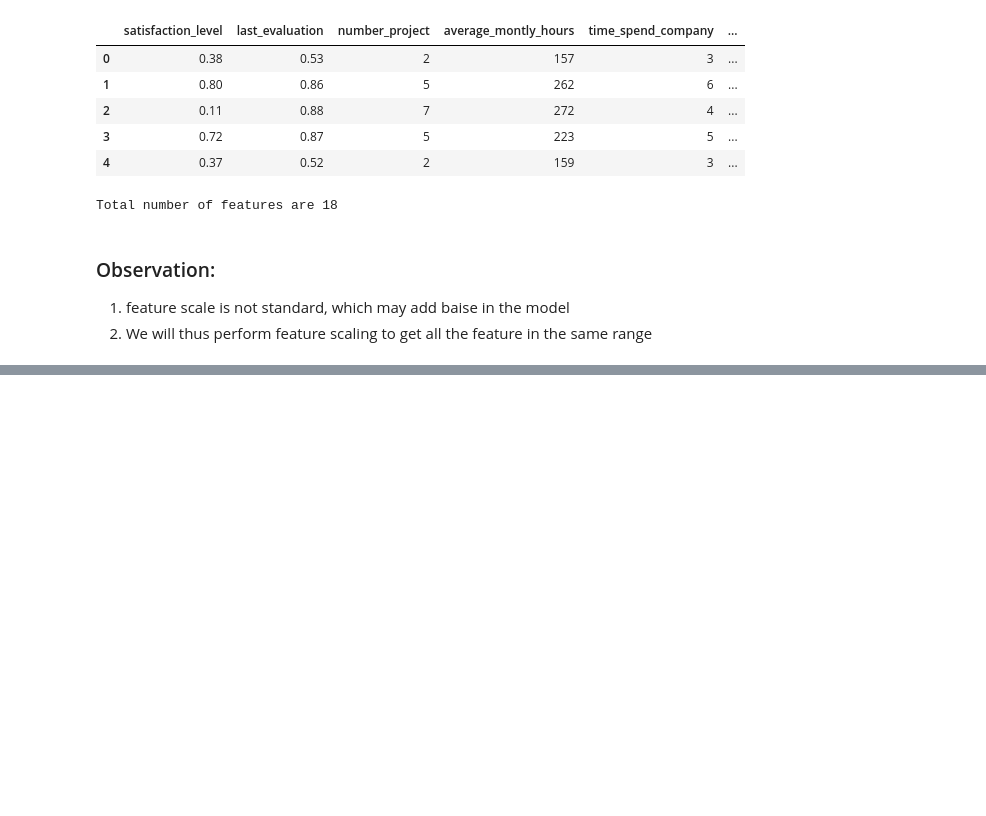
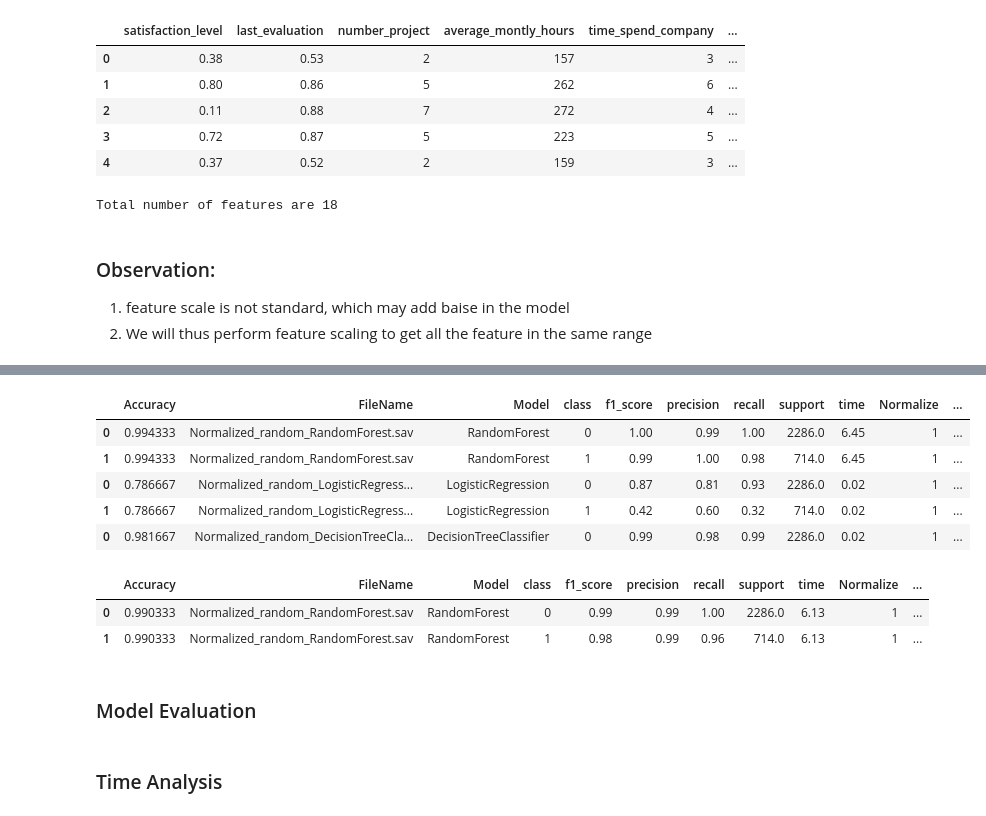
Before and after one commit to pramodnagare/Applied-Learning, a Jupyter notebook: Employee Retention Tool Kit/ToolKit.ipynb, the cells around one changed output, grey strips where cells are left out. Cells and saved outputs as stored; diff of their text form; code cells hidden in the pictures; blank space fills up the shorter version.

```diff
--- a/Employee Retention Tool Kit/ToolKit.ipynb
+++ b/Employee Retention Tool Kit/ToolKit.ipynb
@@ -502,0 +556,20 @@ data_2 = data_new[['satisfaction_level', 'last_evaluation', 'number_project',
+# %%
+models_summary_2.reset_index().drop('index', axis=1)
+models_summary_2.head()
+# %% [output]
+|  | Accuracy | FileName | Model | class | f1_score | precision | recall | support | time | Normalize | ... |
+| 0 | 0.994333 | Normalized_random_RandomForest.sav | RandomForest | 0 | 1.00 | 0.99 | 1.00 | 2286.0 | 6.45 | 1 | ... |
+| 1 | 0.994333 | Normalized_random_RandomForest.sav | RandomForest | 1 | 0.99 | 1.00 | 0.98 | 714.0 | 6.45 | 1 | ... |
+| 0 | 0.786667 | Normalized_random_LogisticRegress... | LogisticRegression | 0 | 0.87 | 0.81 | 0.93 | 2286.0 | 0.02 | 1 | ... |
+| 1 | 0.786667 | Normalized_random_LogisticRegress... | LogisticRegression | 1 | 0.42 | 0.60 | 0.32 | 714.0 | 0.02 | 1 | ... |
+| 0 | 0.981667 | Normalized_random_DecisionTreeCla... | DecisionTreeClassifier | 0 | 0.99 | 0.98 | 0.99 | 2286.0 | 0.02 | 1 | ... |
+# %%
+models_summary[models_summary['Accuracy'] == models_summary['Accuracy'].max()]
+# %% [output]
+|  | Accuracy | FileName | Model | class | f1_score | precision | recall | support | time | Normalize | ... |
+| 0 | 0.990333 | Normalized_random_RandomForest.sav | RandomForest | 0 | 0.99 | 0.99 | 1.00 | 2286.0 | 6.13 | 1 | ... |
+| 1 | 0.990333 | Normalized_random_RandomForest.sav | RandomForest | 1 | 0.98 | 0.99 | 0.96 | 714.0 | 6.13 | 1 | ... |
+# %% [markdown]
+### Model Evaluation
+# %% [markdown]
+### Time Analysis
```
Also changed, not shown: parts of 16 cells of this notebook, 2 other files.
